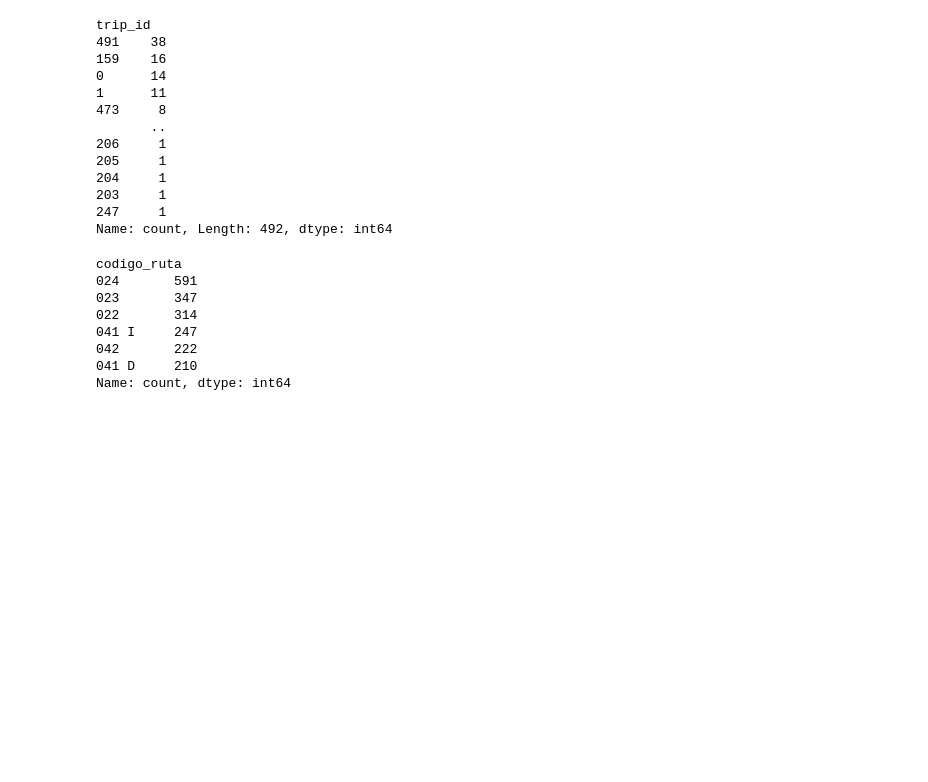
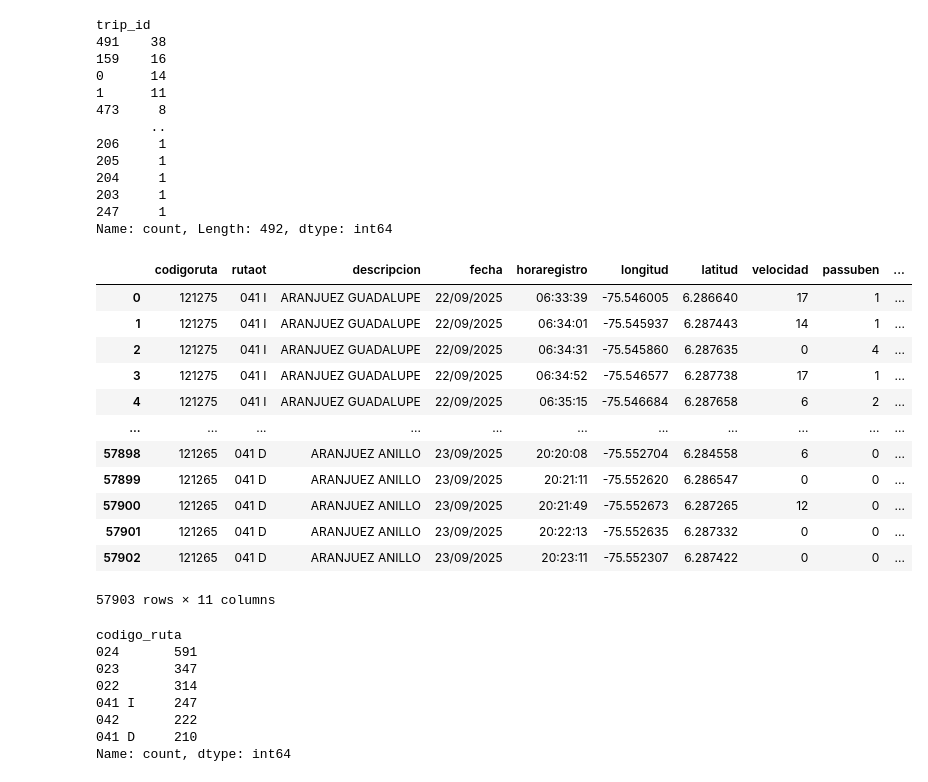
Before and after one commit to agr-23/MAI, a Jupyter notebook: EDA/exploratory.ipynb, the cells around one changed output. Drawn from its saved outputs; the diff is of its cells as text; code cells hidden in the pictures; blank space fills up the shorter version.

```diff
--- a/EDA/exploratory.ipynb
+++ b/EDA/exploratory.ipynb
@@ -265,3 +264,19 @@ Name: count, Length: 492, dtype: int64
 # %%
 single_trip= single_trip.sort_values(by=["horaregistro"])
 coords1 = single_trip[["latitud", "longitud"]].values.tolist()
+# %%
+pas
+# %% [output]
+|  | codigoruta | rutaot | descripcion | fecha | horaregistro | longitud | latitud | velocidad | passuben | ... |
+| 0 | 121275 | 041 I | ARANJUEZ GUADALUPE | 22/09/2025 | 06:33:39 | -75.546005 | 6.286640 | 17 | 1 | ... |
+| 1 | 121275 | 041 I | ARANJUEZ GUADALUPE | 22/09/2025 | 06:34:01 | -75.545937 | 6.287443 | 14 | 1 | ... |
+| 2 | 121275 | 041 I | ARANJUEZ GUADALUPE | 22/09/2025 | 06:34:31 | -75.545860 | 6.287635 | 0 | 4 | ... |
+| 3 | 121275 | 041 I | ARANJUEZ GUADALUPE | 22/09/2025 | 06:34:52 | -75.546577 | 6.287738 | 17 | 1 | ... |
+| 4 | 121275 | 041 I | ARANJUEZ GUADALUPE | 22/09/2025 | 06:35:15 | -75.546684 | 6.287658 | 6 | 2 | ... |
+| ... | ... | ... | ... | ... | ... | ... | ... | ... | ... | ... |
+| 57898 | 121265 | 041 D | ARANJUEZ ANILLO | 23/09/2025 | 20:20:08 | -75.552704 | 6.284558 | 6 | 0 | ... |
+| 57899 | 121265 | 041 D | ARANJUEZ ANILLO | 23/09/2025 | 20:21:11 | -75.552620 | 6.286547 | 0 | 0 | ... |
+| 57900 | 121265 | 041 D | ARANJUEZ ANILLO | 23/09/2025 | 20:21:49 | -75.552673 | 6.287265 | 12 | 0 | ... |
+| 57901 | 121265 | 041 D | ARANJUEZ ANILLO | 23/09/2025 | 20:22:13 | -75.552635 | 6.287332 | 0 | 0 | ... |
+| 57902 | 121265 | 041 D | ARANJUEZ ANILLO | 23/09/2025 | 20:23:11 | -75.552307 | 6.287422 | 0 | 0 | ... |
+57903 rows × 11 columns
```
Also changed, not shown: parts of 8 cells of this notebook, 25 other files.
